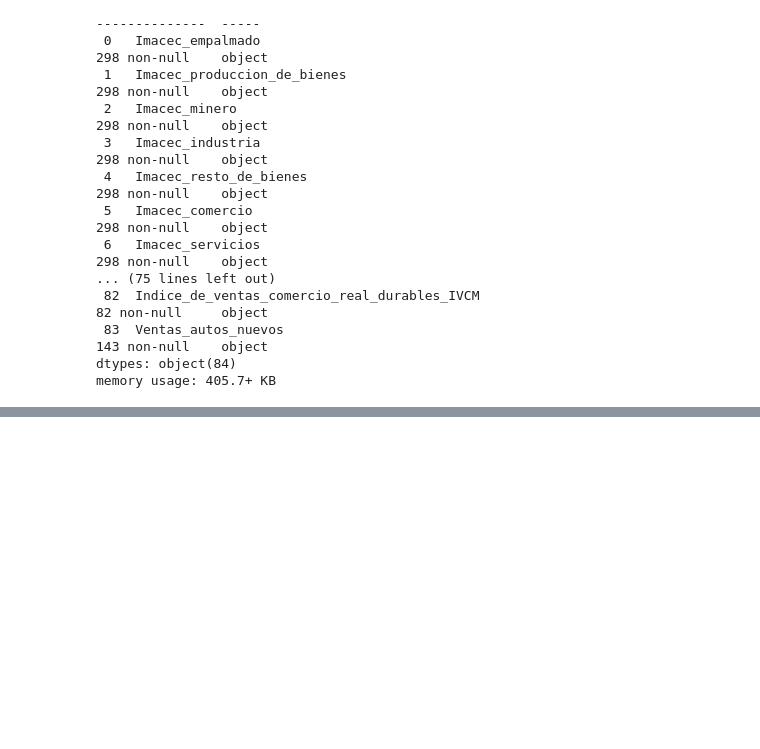
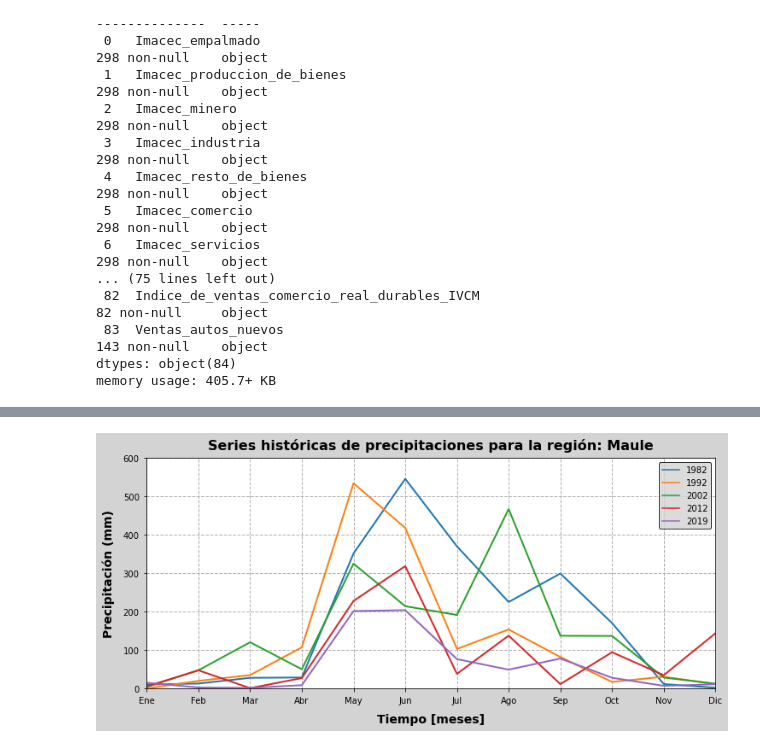
Before and after one commit to maniconaji/desafio_spike_precios, a Jupyter notebook: DesafíoSpikeManuelHuerta_v2.ipynb, the cells around one changed output, grey strips where cells are left out. Drawn from its saved outputs; the diff is of its cells as text; code cells hidden in the pictures; blank space fills up the shorter version.

```diff
--- a/DesafíoSpikeManuelHuerta_v2.ipynb
+++ b/DesafíoSpikeManuelHuerta_v2.ipynb
@@ -63,7 +83,7 @@ No hay fechas con registros duplicados
 # %%
 # figuras estaticas
-for names in precipitaciones.columns:
-    plot_distribution(precipitaciones, names, 0, 800, 25, "Precipitación (mm)", "Precipitaciones_distribucion_"+names)
+for n, names in enumerate(precipitaciones.columns):
+    plot_distribution(precipitaciones, names, "Precipitación (mm)", "Precipitaciones_distribucion_"+str(n)+names)
 
 plot_allboxplot(precipitaciones, 0, 800, 25, "Precipitación (mm)", "Precipitaciones_boxplot")
 # %% [output]
@@ -128,14 +134,0 @@ replace_dot = [True for n_bool in [2, 3, 4, 5, 6, 7, 8, 9, 10, 11]]
-# %%
-#Imacec
-columnas_objetivo = [name_col for name_col in bc2.columns if "Imacec" in name_col]
-for n, col_name in enumerate(columnas_objetivo):
-    if bc2[columnas_objetivo].dtypes.all() == object:
-        Ncorrecion = [0, 0, 0, 0, 0, 4, 0, 5, 6, 7] #[2, 3, 4, 5, 6, 7, 8, 9, 10, 11]
-        bc2 = stringtofloat_BancoCentral(bc2, col_name, Ncorrecion, replace_dot, 20, 10)
-        plothistBancoCentral(bc2, col_name, "IMACEC", "(%)")
-#Resumen descriptivo
-
-_, ax = plt.subplots(figsize=(8, 8))
-sns.boxplot(data=bc2[columnas_objetivo], orient="h", ax=ax, whis=[0,100])
-
-bc2[columnas_objetivo].describe(percentiles=[.01, .05, .25, .5, .75, .95, .99]).T
@@ -824,0 +189,65 @@ for col_name in precipitaciones.columns:
+# %%
+def plotSTbyYearPrecipitación(df, region_name, list_years):
+    """
+    Función para gráficar histogramas y series de tiempo de cada región.
+
+    df           (DataFrame): Corresponde al dataframe sin outliers, duplicados, o caracteres que puedan ocasionar un error.
+    region_name        (str): strings que corresponde al nombre de una región.
+    list_year         (list): Lista con años a considerar en el gráfico.
+    """
+
+    #eliminar NaN values y ordenar el índice
+    df    = df.dropna().sort_index()
+    Meses = {n+1: mes for n, mes in enumerate(["Ene",'Feb', "Mar", "Abr", "May", "Jun", "Jul", "Ago", "Sep", "Oct", "Nov", "Dic"])}
+    boolean_year_list = []
+    for year in list_years:
+        condicion = any(df.index.year.isin([year]))
+        boolean_year_list.append(condicion)
+        if condicion == False:
+            print("Error: El año "+str(year)+' no se encuentra en el archivo.')
+            break
+    if all(boolean_year_list) == True:
+
+        boolean_list = [region_name in nregion for nregion in df.columns]
+        if any(boolean_list) == True:
+            fig, ax = plt.subplots(ncols=1, figsize=(10,5), gridspec_kw={'left'  :0.05, 'right' :0.975, 'top'   :0.900, 'bottom':0.15},
+                                facecolor='lightgrey', edgecolor='w')
+            col_name = df.columns[np.where(boolean_list)[0]][0]
+            df['Años']         = df.index.year
+            df['Meses']        = df.index.month
+            df["Nombre_meses"] = df.Meses.map(Meses)
+            df          = df.loc[df['Años'].isin([1982, 1992, 2002, 2012, 2019])]
+            #serie de tiempo
+            sns.lineplot(data=df, x="Meses", y=col_name, ci=None, hue="Años", ax=ax, lw=2, palette="tab10")
+
+            #definición de limites
+            if df[col_name].max() < 10:
+                vmax  = round_up(df[col_name].max(), -1)
+            elif df[col_name].max() > 200:
+                vmax  = round_up(df[col_name].max(), -2)
+            else:
+                vmax  = round_up(df[col_name].max()*1.1, -1)
+            ax.set_xlim(1, 12)
+            ax.set_ylim(0,vmax)
+            #definición de etiquetas del eje x e y
+            ax.set_ylabel("Precipitación (mm)", fontweight='bold', fontsize=14, labelpad=10)
+            ax.set_xlabel("Tiempo [meses]", fontweight='bold', fontsize=14, labelpad=10)
+            #aumento de tamaño en xticks e yticks
+            ax.set_xticks(df.Meses.unique().tolist())
+            ax.set_xticklabels(df.Nombre_meses.unique().tolist())
+            ax.tick_params(labelsize = 10, pad=5)
+            #incorpora la legenda
+            ax.legend(fontsize=10, facecolor='lightgrey', edgecolor='k')
+            #difine forma de lineas que representan a la grilla
+            ax.grid(ls="--", lw=1, zorder = 1)
+            #definición de titulo
+            ax.set_title("Series históricas de precipitaciones para la región: "+col_name, fontsize=16, fontweight='bold', pad = 10)
+            #guardar imagen
+            fig.savefig('Output/Plot/Precipitaciones_byYear_'+col_name+'.png', dpi=300, facecolor='lightgrey', edgecolor='w')
+        else:
+            print("No se encuentra la región: "+region_name+" dentro del archivo.")
+
+    return
+plotSTbyYearPrecipitación(precipitaciones, 'Maule', [1982, 1992, 2002, 2012, 2019])
+# %% [output]
+[figure, added]
```
Also changed, not shown: parts of 19 cells of this notebook, 3 other files.
